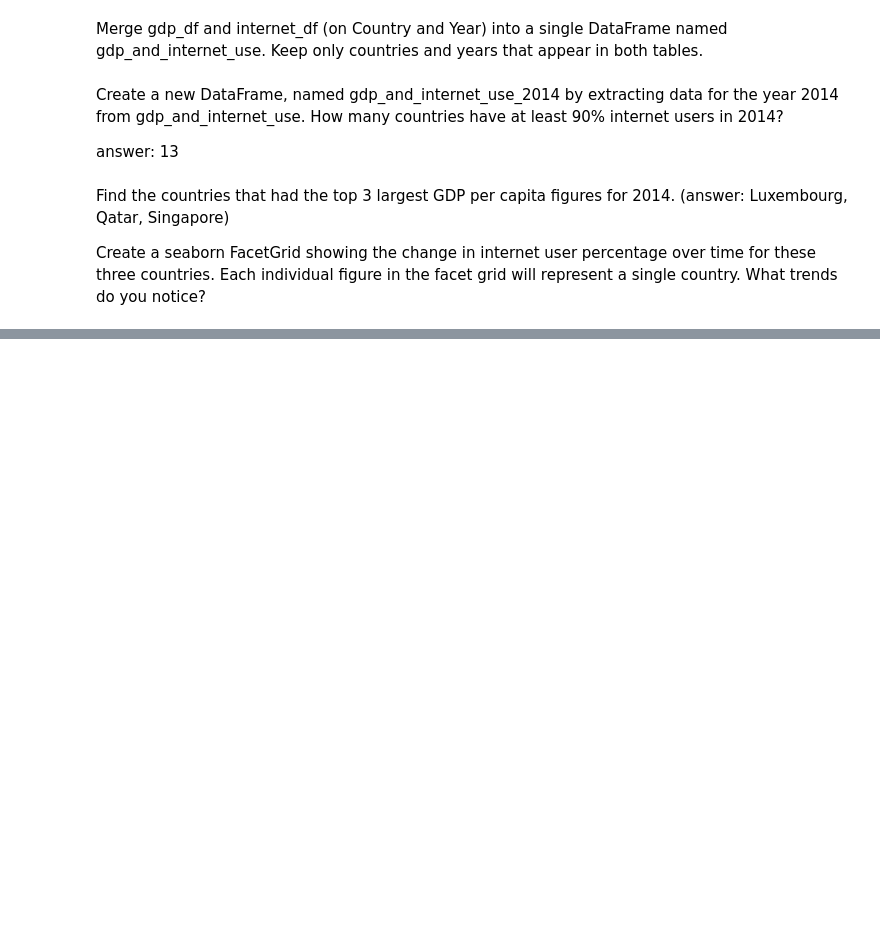
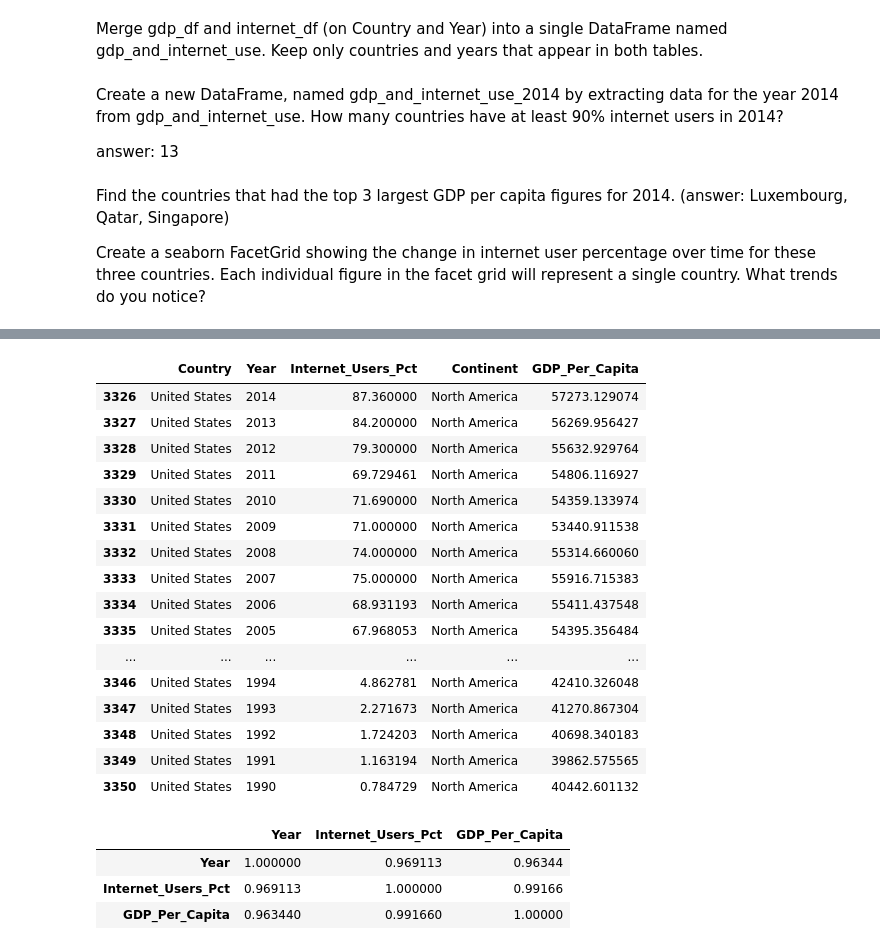
Before and after one commit to nss-data-science-cohort-5/un_exploration-jcrando, a Jupyter notebook: notebooks/un_exploration-.ipynb, the cells around one changed output, grey strips where cells are left out. Drawn from its saved outputs; the diff is of its cells as text; code cells hidden in the pictures; blank space fills up the shorter version.

```diff
--- a/notebooks/un_exploration-.ipynb
+++ b/notebooks/un_exploration-.ipynb
@@ -642,0 +741,27 @@ SyntaxError: invalid syntax (<ipython-input-249-c798240301e1>, line 3)
+# %%
+gdp_and_internet_use[gdp_and_internet_use['Country']=='United States']
+# %% [output]
+|  | Country | Year | Internet_Users_Pct | Continent | GDP_Per_Capita |
+| 3326 | United States | 2014 | 87.360000 | North America | 57273.129074 |
+| 3327 | United States | 2013 | 84.200000 | North America | 56269.956427 |
+| 3328 | United States | 2012 | 79.300000 | North America | 55632.929764 |
+| 3329 | United States | 2011 | 69.729461 | North America | 54806.116927 |
+| 3330 | United States | 2010 | 71.690000 | North America | 54359.133974 |
+| 3331 | United States | 2009 | 71.000000 | North America | 53440.911538 |
+| 3332 | United States | 2008 | 74.000000 | North America | 55314.660060 |
+| 3333 | United States | 2007 | 75.000000 | North America | 55916.715383 |
+| 3334 | United States | 2006 | 68.931193 | North America | 55411.437548 |
+| 3335 | United States | 2005 | 67.968053 | North America | 54395.356484 |
+| ... | ... | ... | ... | ... | ... |
+| 3346 | United States | 1994 | 4.862781 | North America | 42410.326048 |
+| 3347 | United States | 1993 | 2.271673 | North America | 41270.867304 |
+| 3348 | United States | 1992 | 1.724203 | North America | 40698.340183 |
+| 3349 | United States | 1991 | 1.163194 | North America | 39862.575565 |
+| 3350 | United States | 1990 | 0.784729 | North America | 40442.601132 |
+# %%
+gdp_and_internet_use[gdp_and_internet_use['Country']=='United States'].corr()
+# %% [output]
+|  | Year | Internet_Users_Pct | GDP_Per_Capita |
+| Year | 1.000000 | 0.969113 | 0.96344 |
+| Internet_Users_Pct | 0.969113 | 1.000000 | 0.99166 |
+| GDP_Per_Capita | 0.963440 | 0.991660 | 1.00000 |
```
Also changed, not shown: parts of 52 cells of this notebook.
